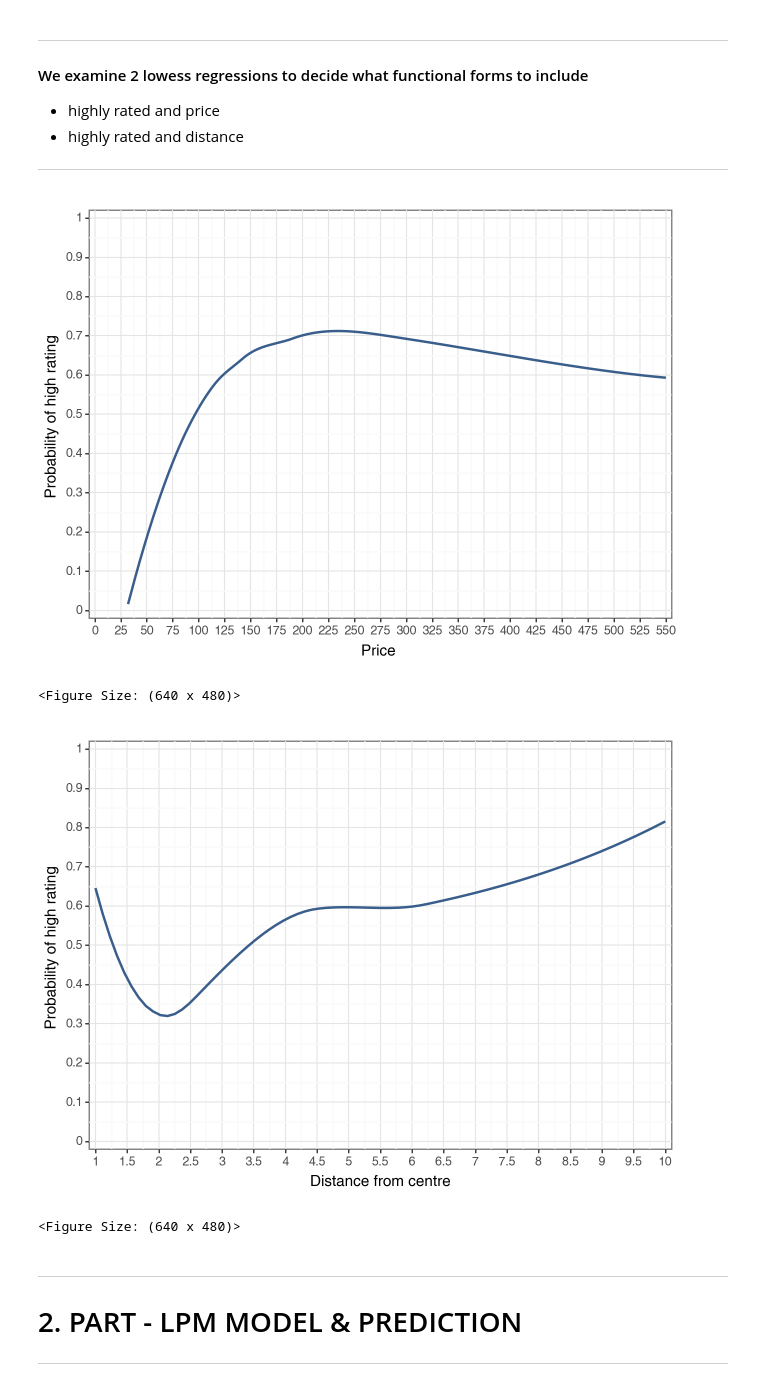
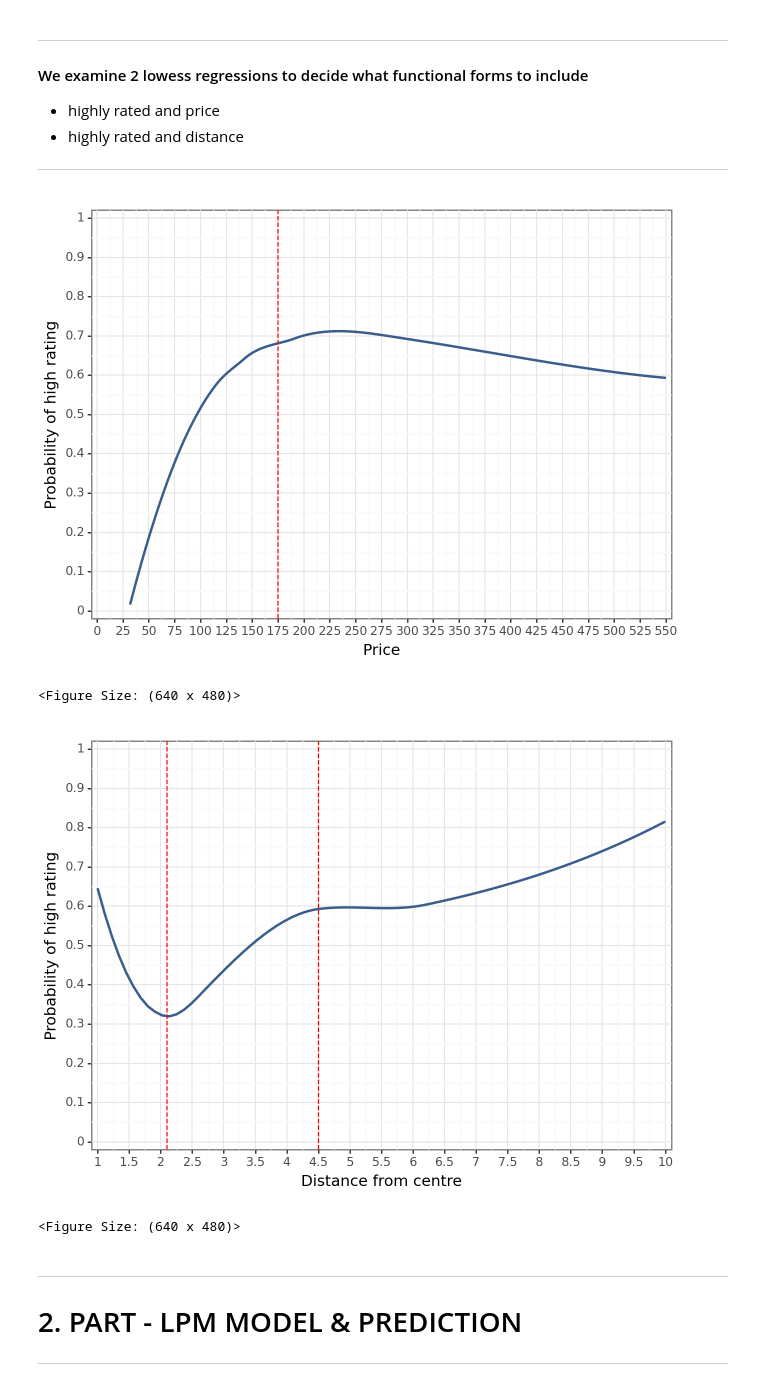
Before and after one commit to mateschieszler/DA2_2023, a Jupyter notebook: work-files/assignment2/Assignment-2_code_work.ipynb, the cells around one changed output. Cells and saved outputs as stored; diff of their text form; code cells hidden in the pictures.

```diff
--- a/work-files/assignment2/Assignment-2_code_work.ipynb
+++ b/work-files/assignment2/Assignment-2_code_work.ipynb
@@ -326,6 +333,10 @@ g2a = (
     + labs(
        x="Price ", y="Probability of high rating "
     )
+    + geom_vline(xintercept=175, linetype="dashed", color="red")  # Add vertical line at x=175
+    + labs(
+        x="Price", y="Probability of high rating"
+    )
     # + coord_cartesian(xlim = [0, 1], ylim=[0,1])
     + scale_x_continuous(expand=[0.01, 0.01], limits=[0,550], breaks=seq(0, 550, 25))
     + scale_y_continuous(expand=[0.01, 0.01], limits=[0, 1], breaks=seq(0, 1, 0.1))
@@ -333,7 +344,7 @@ g2a = (
 )
 g2a
 # %% [output]
-[figure, old version]
+[figure, new version]
 <Figure Size: (640 x 480)>
 # %%
 # we can create 2 splines for price column: knot at 175
@@ -341,19 +352,27 @@ g2a
 # %%
 g2b = (
     ggplot(data=filtered_milan)
     + geom_smooth(
         aes(x="distance", y="highly_rated"), method="loess", se=False, color=color[0]
     )
     + labs(
        x="Distance from centre", y="Probability of high rating "
     )
+        + geom_vline(xintercept=2.1, linetype="dashed", color="red")
+    + labs(
+        x="Distance from centre", y="Probability of high rating"
+    )
+        + geom_vline(xintercept=4.5, linetype="dashed", color="red")
+    + labs(
+        x="Distance from centre", y="Probability of high rating"
+    )
     + scale_x_continuous(expand=[0.01, 0.01], limits=[1, 10], breaks=seq(0, 10, 0.5))
     + scale_y_continuous(expand=[0.01, 0.01], limits=[0, 1], breaks=seq(0, 1, 0.1))
     + theme_bw()
 )
 g2b
 # %% [output]
-[figure, old version]
+[figure, new version]
 <Figure Size: (640 x 480)>
 # %%
 # we can create 3 splines for distance column: knots at 2.1 and 4.5
```
Also changed, not shown: parts of 6 cells of this notebook, 2 other files.
